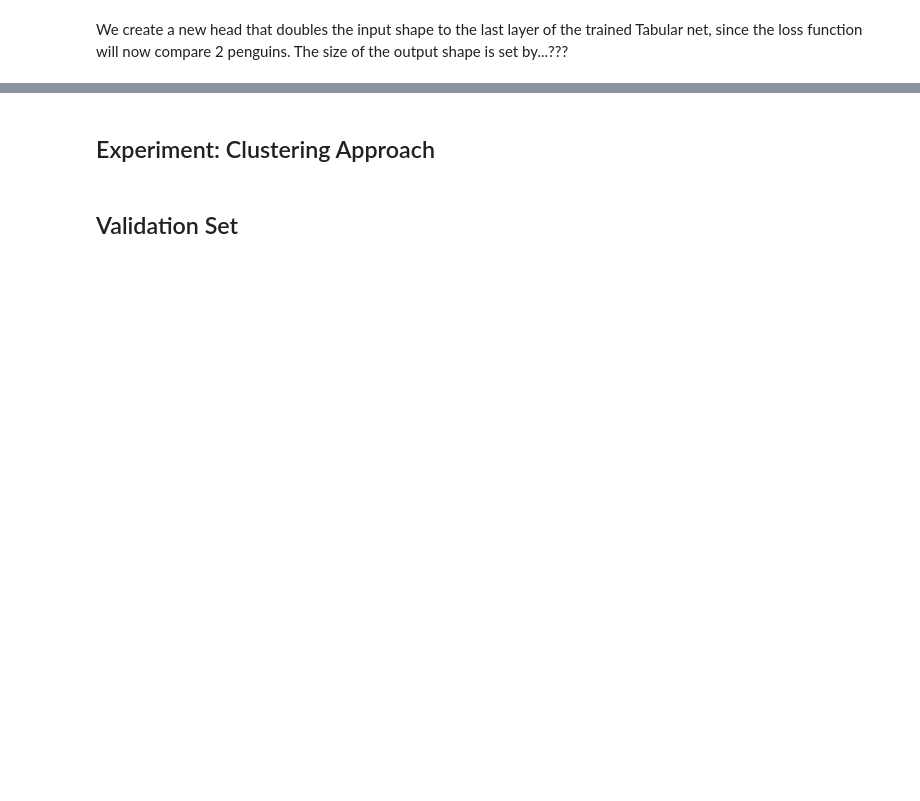
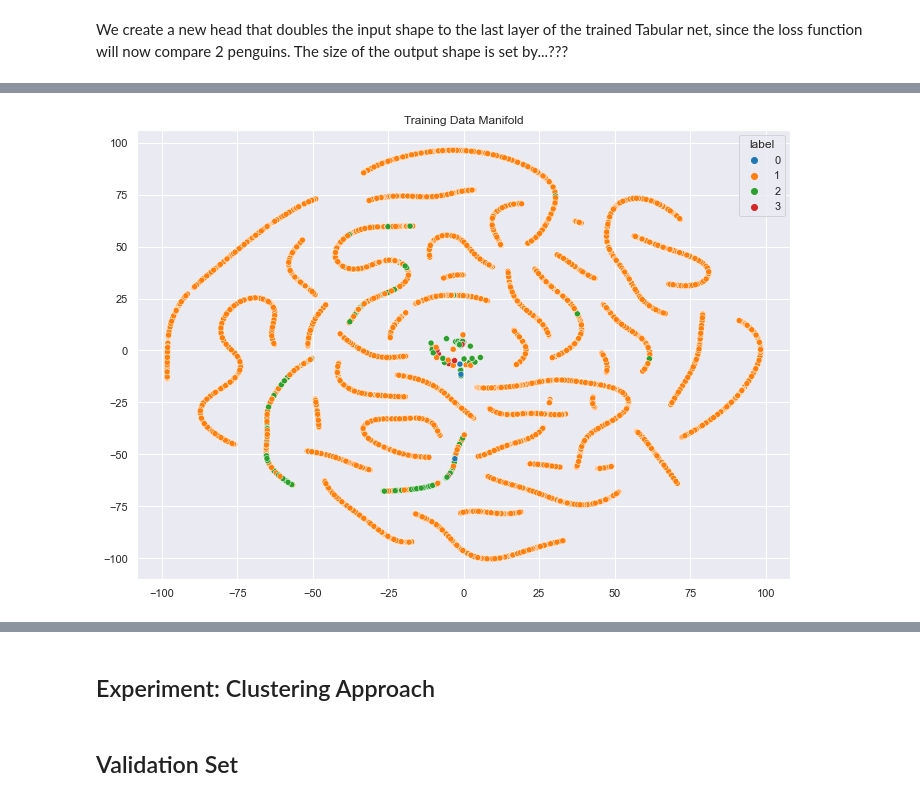
Before and after one commit to macrae/mobius, a Jupyter notebook: nbs/exp_3_coop.ipynb, the cells around one changed output, grey strips where cells are left out. Drawn from its saved outputs; the diff is of its cells as text; code cells hidden in the pictures; blank space fills up the shorter version.

```diff
--- a/nbs/exp_3_coop.ipynb
+++ b/nbs/exp_3_coop.ipynb
@@ -558,9 +601,11 @@ encoded_train_tsne = tsne.fit_transform(train_encoded_df.values)
 # %%
 sns.scatterplot(x=encoded_train_tsne[:,0],
                 y=encoded_train_tsne[:,1],
                 hue=y_train_labels,
                 legend='full',
-                palette="tab10")
+                palette="tab10").set_title('Training Data Manifold');
+# %% [output]
+[figure, added]
 # %%
 from sklearn.metrics import f1_score, make_scorer
 f1 = make_scorer(f1_score , average='macro')
```
Also changed, not shown: parts of 29 cells of this notebook, 5 other files.
